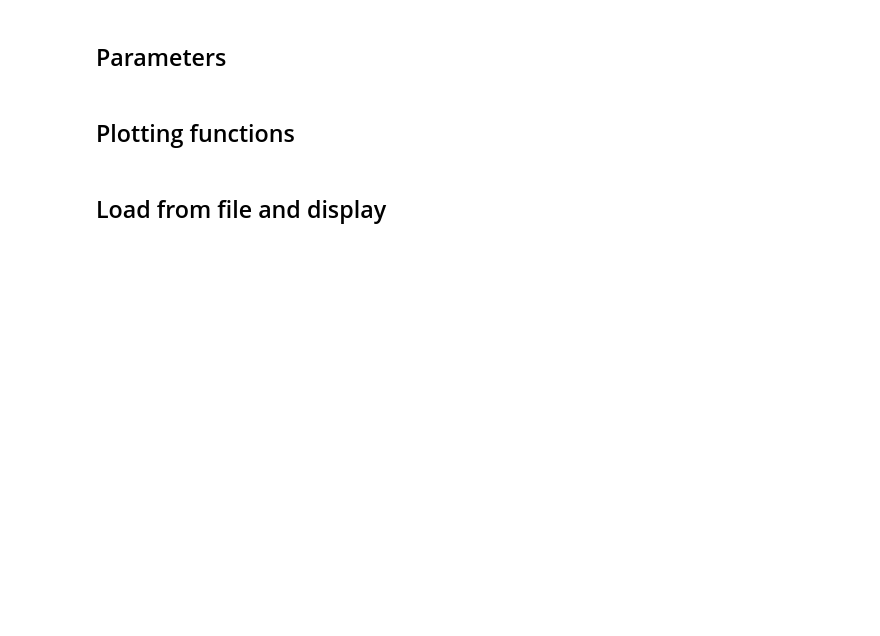
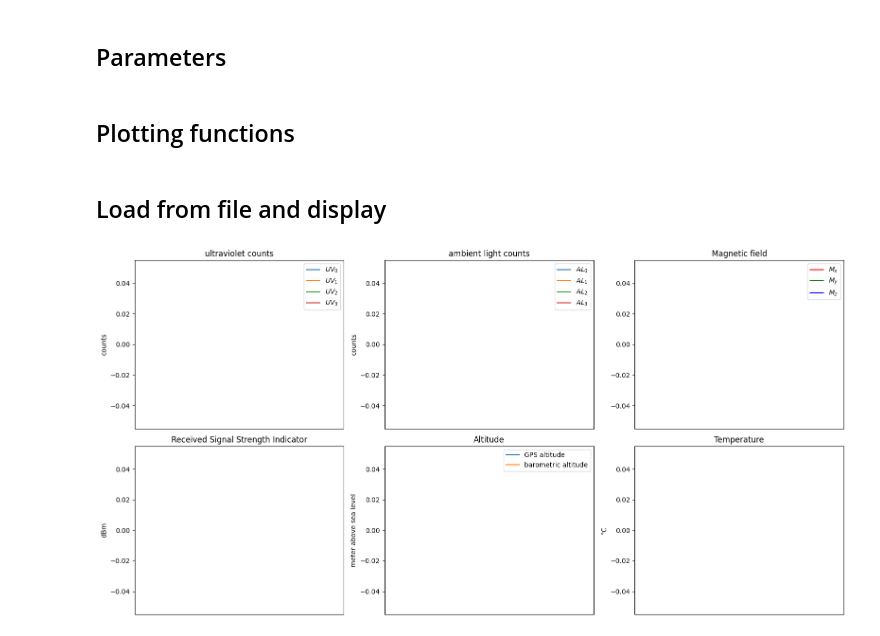
Before and after one commit to VytenisO/tumor, a Jupyter notebook: flightVersion/data_display.ipynb, the cells around one changed output. Saved outputs shown, nothing was run; the diff lists cells and outputs as text; code cells hidden in the pictures; blank space fills up the shorter version.

```diff
--- a/flightVersion/data_display.ipynb
+++ b/flightVersion/data_display.ipynb
@@ -79,7 +87,7 @@ def plot_temperature(ax, df):
 # %% [markdown]
 ## Load from file and display
 # %%
-file_times = [(f, path.getmtime(f)) for f in listdir('.') if path.isfile(f)]
+file_times = [(f, path.getmtime(f)) for f in listdir('.') if path.isfile(f) and f[-3:] == 'csv']
 
 sorted_files = sorted(file_times, key=lambda x: x[1], reverse=True)
 data_source = sorted_files[0][0]
@@ -98,37 +106,47 @@ while True:
     axes[0, 1].set_xticks([])
     axes[0, 1].set_ylabel('counts')
     for i in range(N_UV):
         plot_uv(axes, df, i)
 
     plot_magnetometer(axes[0, 2], df)
     axes[0, 2].set_title('Magnetic field')
     axes[0, 2].set_xticks([])
 
 
-    lons = pd.to_numeric(df['lon_deg']) + pd.to_numeric(df['lon_min']) / 60 + pd.to_numeric(df['lon_sec']) / 3600
-    lats = pd.to_numeric(df['lat_deg']) + pd.to_numeric(df['lat_min']) / 60 + pd.to_numeric(df['lat_sec']) / 3600
-    axes[1, 0].plot(lons[-N_displayed:], lats[-N_displayed:])
-    axes[1, 0].scatter(lons[-1:], lats[-1:], c='r')
-    axes[1, 0].set_title('Coordinates')
-    axes[1, 0].set_xlabel('°E')
-    axes[1, 0].set_ylabel('°N')
+    # lons = pd.to_numeric(df['lon_deg']) + pd.to_numeric(df['lon_min']) / 60 + pd.to_numeric(df['lon_sec']) / 3600
+    # lats = pd.to_numeric(df['lat_deg']) + pd.to_numeric(df['lat_min']) / 60 + pd.to_numeric(df['lat_sec']) / 3600
+    # axes[1, 0].plot(lons[-N_displayed:], lats[-N_displayed:])
+    # axes[1, 0].scatter(lons[-1:], lats[-1:], c='r')
+    # axes[1, 0].set_title('Coordinates')
+    # axes[1, 0].set_xlabel('°E')
+    # axes[1, 0].set_ylabel('°N')
+    # plot_times(axes[1, 0], df)
+    axes[1, 0].set_title('Received Signal Strength Indicator')
+    rssi = pd.to_numeric(df['RSSI'])
+    times = pd.to_datetime(df[f'time_0'], format='%H:%M:%S.%f')
+    axes[1, 0].plot(times[-N_displayed:], rssi[-N_displayed:])
+    axes[1, 0].set_xticks([])
+    axes[1, 0].set_ylabel('dBm')
 
     plot_altitudes(axes[1, 1], df)
     axes[1, 1].set_title('Altitude')
     axes[1, 1].set_xticks([])
     axes[1, 1].set_ylabel('meter above sea level')
 
     plot_temperature(axes[1, 2], df)
     axes[1, 2].set_title('Temperature')
     axes[1, 2].set_xticks([])
     axes[1, 2].set_ylabel('°C')
 
     # Adjust layout for better appearance
     plt.tight_layout()
     clear_output(wait=True)
     # Display the subplots
     axes[0, 0].legend()
     axes[0, 1].legend()
     axes[0, 2].legend()
+    # axes[1, 0].legend()
     axes[1, 1].legend()
     plt.show()
+# %% [output]
+[figure, added]
```
Also changed, not shown: parts of 2 cells of this notebook, 4 other files.
